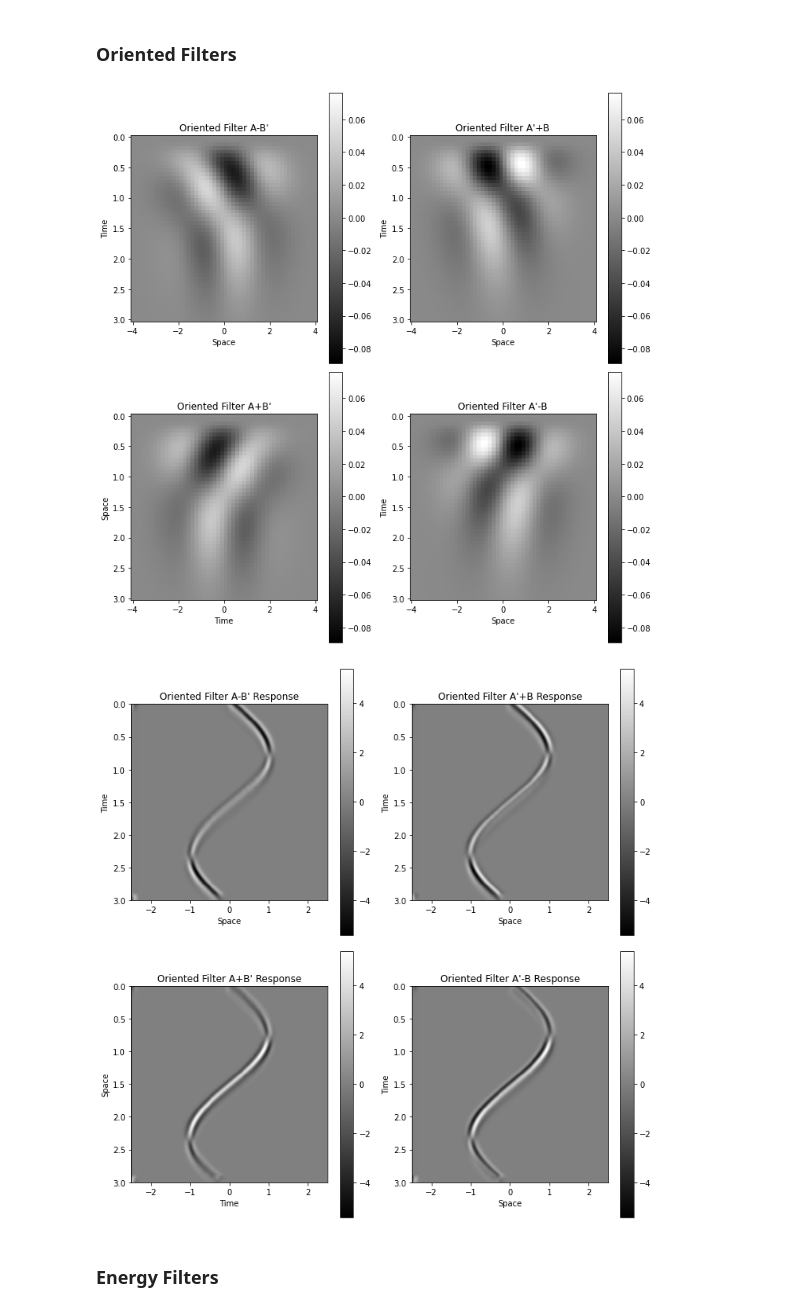
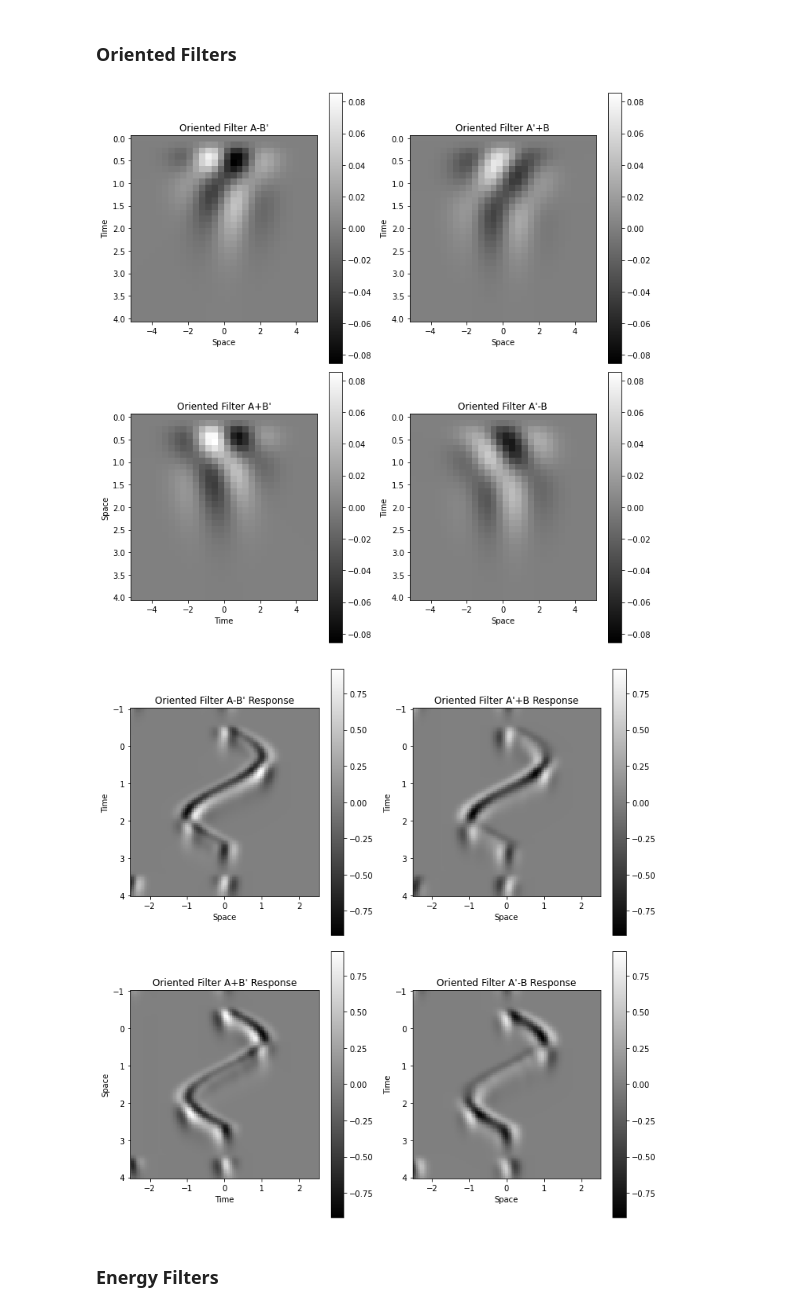
Before and after one commit to vdutell/linearfiltering, a Jupyter notebook: adelsonbergen1984.ipynb, the cells around one changed output. Saved outputs shown, nothing was run; the diff lists cells and outputs as text; code cells hidden in the pictures.

```diff
--- a/adelsonbergen1984.ipynb
+++ b/adelsonbergen1984.ipynb
@@ -317,19 +334,22 @@ plt.show()
 ## Applying a Stimulus
 As in the paper (figure 15) apply a moving target stim to these filters to see what the output is
 # %%
+stim_size = 100
 #space_stim = np.arange(-2.5,2.5,0.005)
 #time_stim = np.arange(0,5,0.005)
-space_stim = np.linspace(-2.5,2.5,num=500)
-time_stim = np.linspace(0,3,num=500)
+space_stim = np.linspace(-2.5,2.5,num=stim_size)
+time_stim = np.linspace(-1,4,num=stim_size)
 aspect_ratio_stim = np.abs(np.max(space_stim)-np.min(space_stim))/np.abs(np.max(time_stim)-np.min(time_stim))
 
 def edge_vector(space_vec, edge_location=0):
     edge_vector = np.where(space_vec < edge_location,1,0)
     return(edge_vector)
 
-edge_locs = np.sin(time_stim/0.5)
+edge_locs = [np.sin(t/0.5) if t>0 and t<np.pi else 0 for t in time_stim]
+
 stim = np.array([edge_vector(space_stim,edge_location=e) for e in edge_locs]).T
 
+plt.figure(figsize=(5,5))
 plt.pcolormesh(space_stim, time_stim, stim.T,cmap='gray',shading='auto')
 plt.gca().invert_yaxis()
 plt.gca().set_aspect(aspect_ratio_stim)
@@ -352,8 +372,10 @@ ap_plus_b_resp = signal.convolve2d(stim, ap_plus_b, mode='same')
 a_plus_bp_resp = signal.convolve2d(stim, a_plus_bp, mode='same')
 ap_minus_b_resp = signal.convolve2d(stim, ap_minus_b, mode='same')
 
-rmin = np.min((a_minus_bp, ap_plus_b, a_plus_bp, ap_minus_b))
-rmax = np.max((a_minus_bp, ap_plus_b, a_plus_bp, ap_minus_b))
+#rmin = np.min((a_minus_bp, ap_plus_b, a_plus_bp, ap_minus_b))
+#rmax = np.max((a_minus_bp, ap_plus_b, a_plus_bp, ap_minus_b))
+rmax = np.max(np.abs((a_minus_bp, ap_plus_b, a_plus_bp, ap_minus_b)))
+rmin = -1*rmax
 norm = mpl.colors.Normalize(vmin=rmin, vmax=rmax)
 
 #plot filters
@@ -399,8 +421,10 @@ plt.show()
 
 #plot response
 
-rmin = np.min((a_minus_bp_resp, ap_plus_b_resp, a_plus_bp_resp, ap_minus_b_resp))
-rmax = np.max((a_minus_bp_resp, ap_plus_b_resp, a_plus_bp_resp, ap_minus_b_resp))
+#rmin = np.min((a_minus_bp_resp, ap_plus_b_resp, a_plus_bp_resp, ap_minus_b_resp))
+#rmax = np.max((a_minus_bp_resp, ap_plus_b_resp, a_plus_bp_resp, ap_minus_b_resp))
+rmax = np.max(np.abs((a_minus_bp_resp, ap_plus_b_resp, a_plus_bp_resp, ap_minus_b_resp)))
+rmin = -1*rmax
 norm = mpl.colors.Normalize(vmin=rmin, vmax=rmax)
 
 
@@ -414,35 +438,35 @@ plt.xlabel('Space')
 plt.colorbar()
 plt.title("Oriented Filter A-B' Response")
 
 plt.subplot(2,2,2, aspect=aspect_ratio_stim)
 plt.pcolormesh(space_stim,time_stim,ap_plus_b_resp.T, norm=norm, shading='auto',cmap='gray')
 plt.gca().invert_yaxis()
 plt.ylabel('Time')
 plt.xlabel('Space')
 plt.colorbar()
 plt.title("Oriented Filter A'+B Response")
 
 plt.subplot(2,2,3, aspect=aspect_ratio_stim)
 plt.pcolormesh(space_stim,time_stim,a_plus_bp_resp.T, norm=norm, shading='auto',cmap='gray')
 plt.gca().invert_yaxis()
 plt.ylabel('Space')
 plt.xlabel('Time')
 plt.colorbar()
 plt.title("Oriented Filter A+B' Response")
 
 plt.subplot(2,2,4, aspect=aspect_ratio_stim)
 plt.pcolormesh(space_stim,time_stim,ap_minus_b_resp.T, norm=norm, shading='auto',cmap='gray')
 plt.gca().invert_yaxis()
 plt.ylabel('Time')
 plt.xlabel('Space')
 plt.colorbar()
 plt.title("Oriented Filter A'-B Response")
 plt.tight_layout()
 
 plt.show()
 # %% [output]
-[figure, old version]
+[figure, new version]
-[figure, old version]
+[figure, new version]
 # %% [markdown]
 ### Energy Filters
 # %%
```
Also changed, not shown: parts of 14 cells of this notebook.
